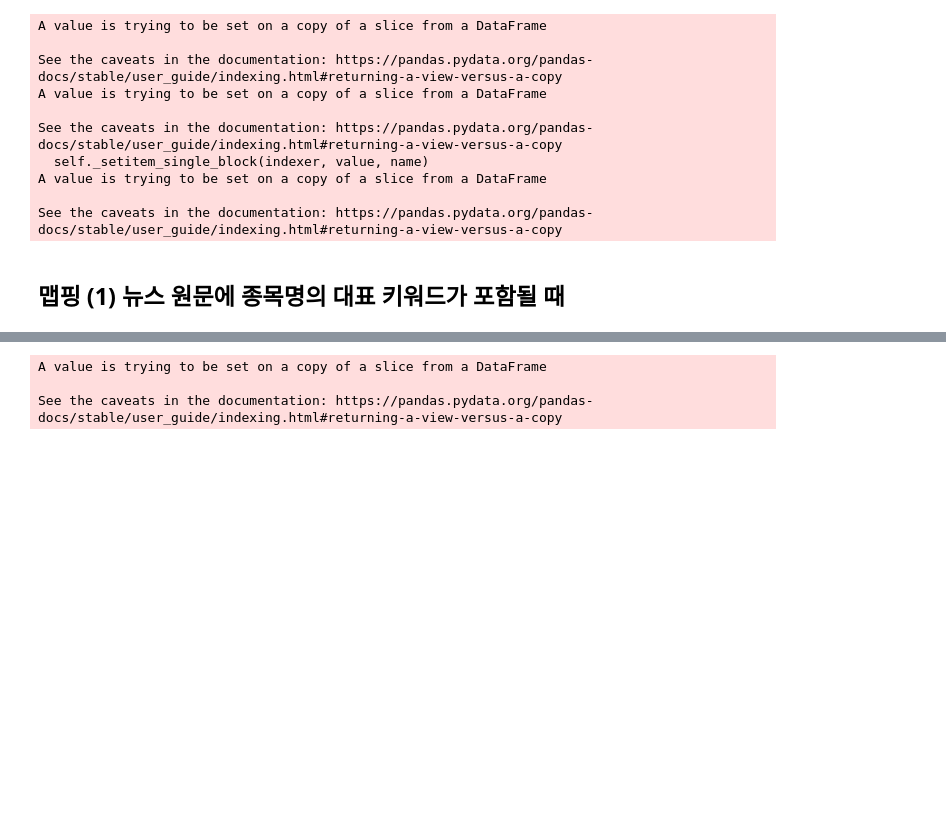
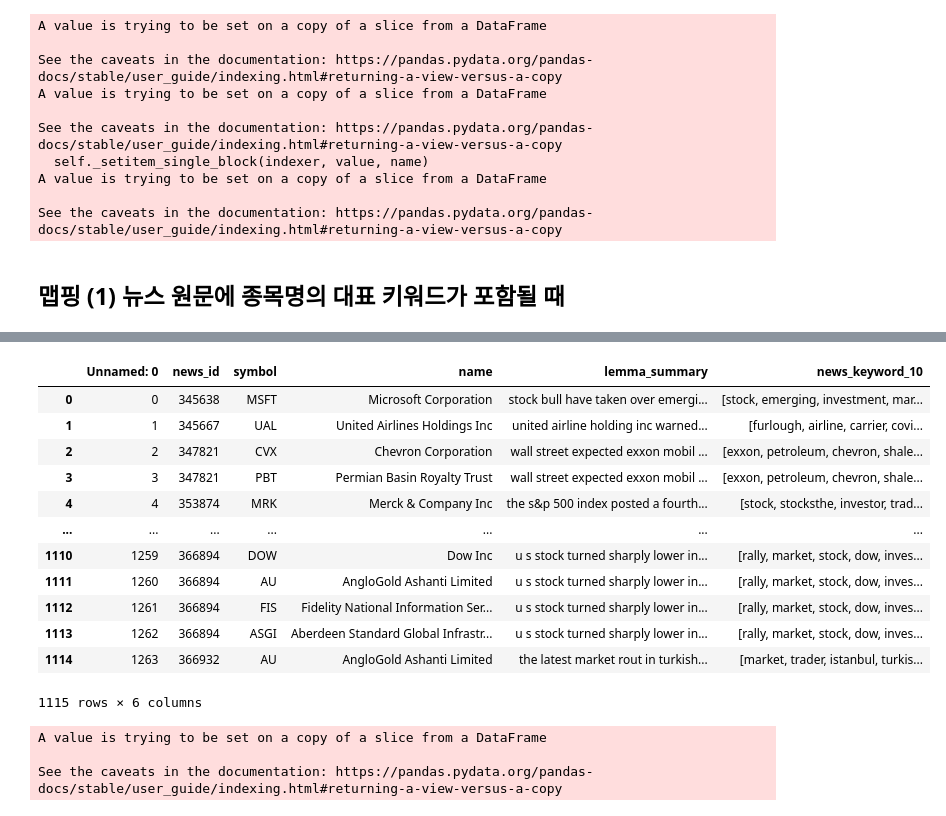
Before and after one commit to yugyeong1/News_raw_data-stock-mapping, a Jupyter notebook: code_organize2.ipynb, the cells around one changed output, grey strips where cells are left out. Saved outputs shown, nothing was run; the diff lists cells and outputs as text; code cells hidden in the pictures; blank space fills up the shorter version.

```diff
--- a/code_organize2.ipynb
+++ b/code_organize2.ipynb
@@ -375,0 +410,2 @@ overlap
+# %%
+overlap = pd.read_csv('C:/projectnasdaq/project_test/news_2000/overlap_remove.csv')
@@ -375,0 +429,9 @@ overlap
+# %%
+news_summary = news_raw_keyword['lemma_summary']
+overlap_summary = overlap['lemma_summary']
+overlap['news_keyword_10'] = 0
+# %%
+for k,l in enumerate(overlap_summary):
+    for i,j in enumerate(news_summary):
+        if l==j:
+            overlap['news_keyword_10'][k] = news_raw_keyword['news_keyword_10'][i]
@@ -375,0 +447,16 @@ overlap
+# %%
+overlap
+# %% [output]
+|  | Unnamed: 0 | news_id | symbol | name | lemma_summary | news_keyword_10 |
+| 0 | 0 | 345638 | MSFT | Microsoft Corporation | stock bull have taken over emergi... | [stock, emerging, investment, mar... |
+| 1 | 1 | 345667 | UAL | United Airlines Holdings Inc | united airline holding inc warned... | [furlough, airline, carrier, covi... |
+| 2 | 2 | 347821 | CVX | Chevron Corporation | wall street expected exxon mobil ... | [exxon, petroleum, chevron, shale... |
+| 3 | 3 | 347821 | PBT | Permian Basin Royalty Trust | wall street expected exxon mobil ... | [exxon, petroleum, chevron, shale... |
+| 4 | 4 | 353874 | MRK | Merck & Company Inc | the s&p 500 index posted a fourth... | [stock, stocksthe, investor, trad... |
+| ... | ... | ... | ... | ... | ... | ... |
+| 1110 | 1259 | 366894 | DOW | Dow Inc | u s stock turned sharply lower in... | [rally, market, stock, dow, inves... |
+| 1111 | 1260 | 366894 | AU | AngloGold Ashanti Limited | u s stock turned sharply lower in... | [rally, market, stock, dow, inves... |
+| 1112 | 1261 | 366894 | FIS | Fidelity National Information Ser... | u s stock turned sharply lower in... | [rally, market, stock, dow, inves... |
+| 1113 | 1262 | 366894 | ASGI | Aberdeen Standard Global Infrastr... | u s stock turned sharply lower in... | [rally, market, stock, dow, inves... |
+| 1114 | 1263 | 366932 | AU | AngloGold Ashanti Limited | the latest market rout in turkish... | [market, trader, istanbul, turkis... |
+1115 rows × 6 columns
```
Also changed, not shown: parts of 15 cells of this notebook, 1 other file.
